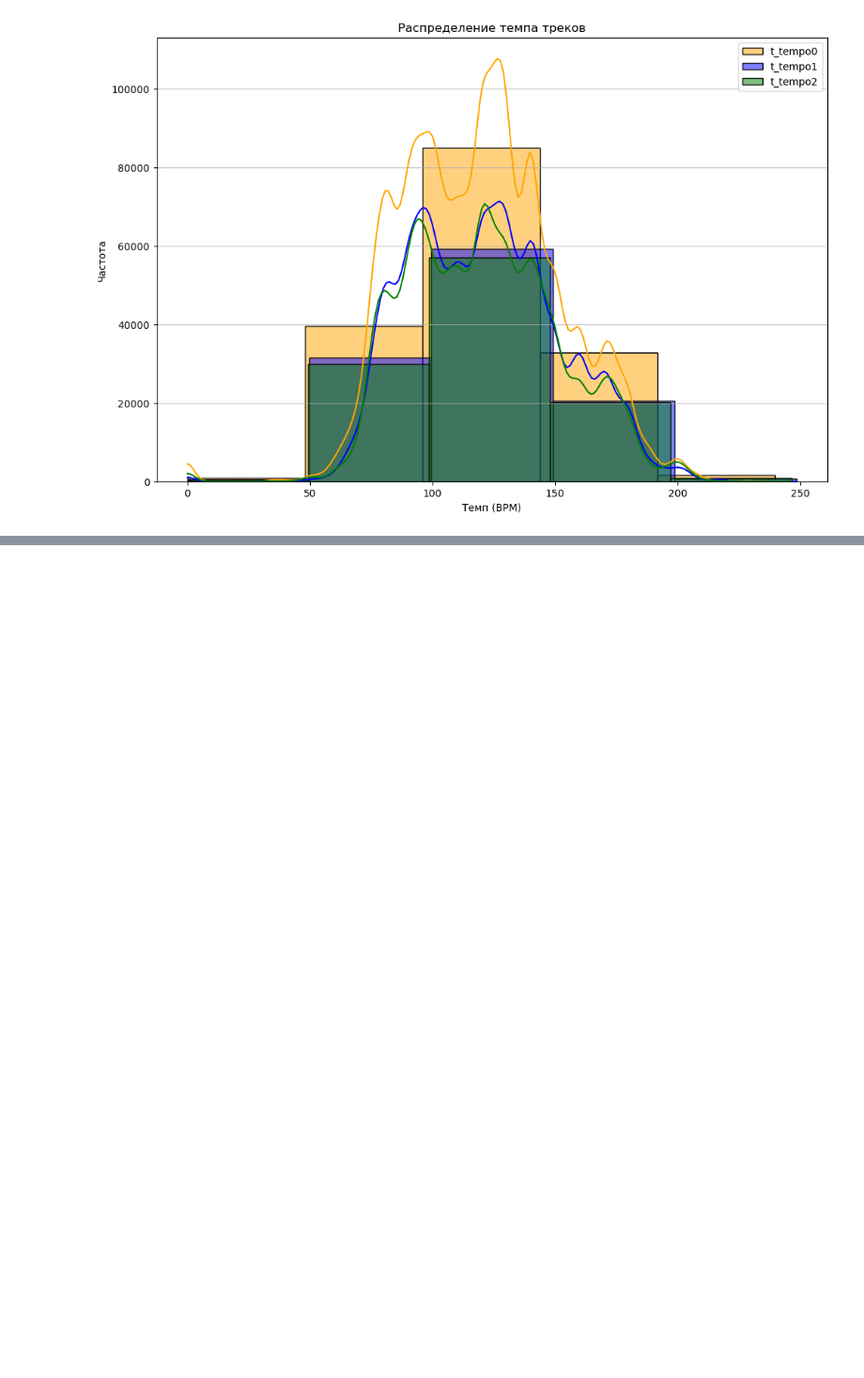
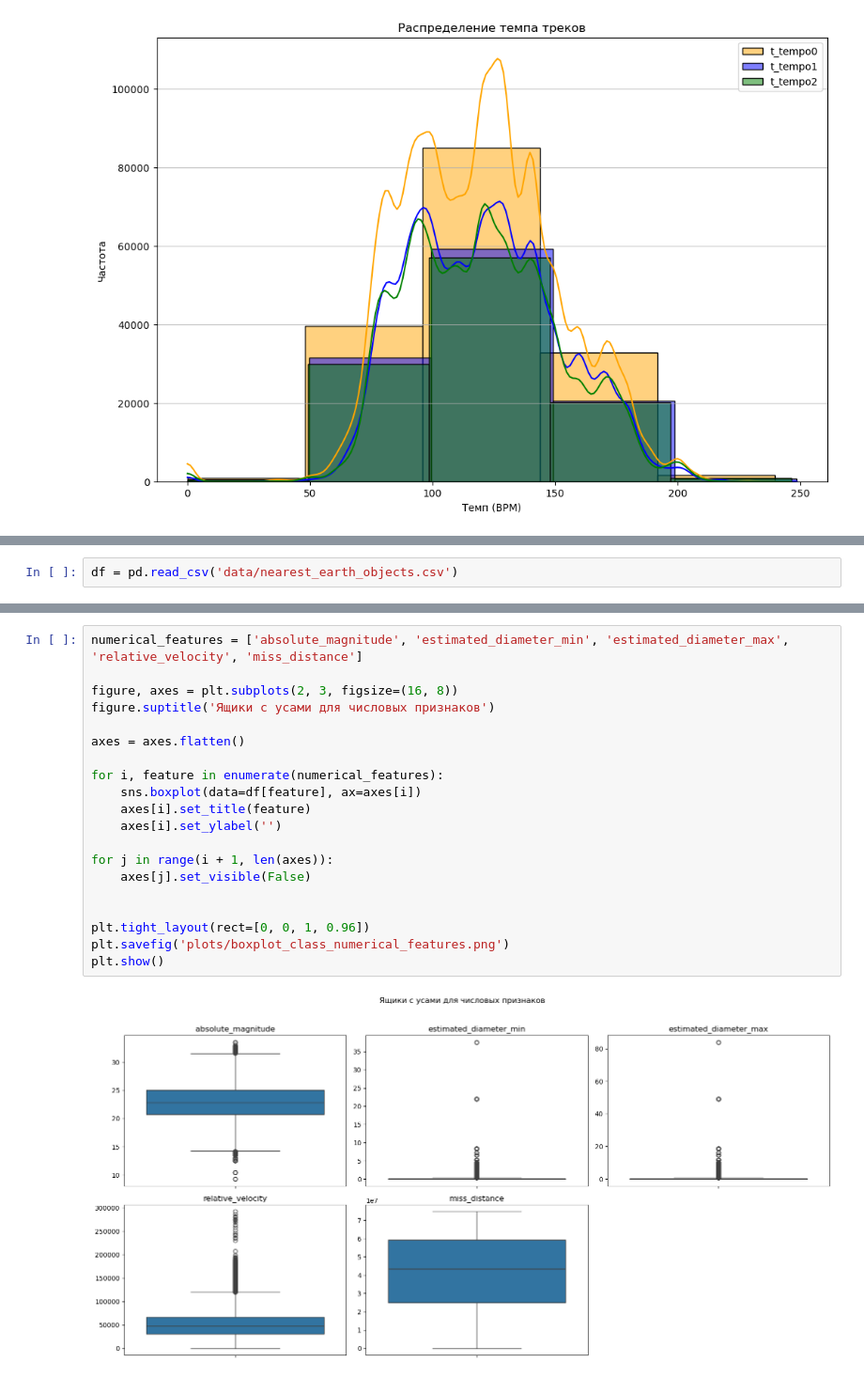
Before and after one commit to Elikul/hm_ml, a Jupyter notebook: HomeTask2/HomeTask2.ipynb, the cells around one changed output, grey strips where cells are left out. Shown at 94% size. Drawn from its saved outputs; the diff is of its cells as text; blank space fills up the shorter version.

```diff
--- a/HomeTask2/HomeTask2.ipynb
+++ b/HomeTask2/HomeTask2.ipynb
@@ -199,0 +253,2 @@ plot_histograms(df, tempo_columns, 'Распределение темпа тре
+# %%
+df = pd.read_csv('data/nearest_earth_objects.csv')
@@ -199,0 +259,22 @@ plot_histograms(df, tempo_columns, 'Распределение темпа тре
+# %%
+numerical_features = ['absolute_magnitude', 'estimated_diameter_min', 'estimated_diameter_max', 'relative_velocity', 'miss_distance']
+
+figure, axes = plt.subplots(2, 3, figsize=(16, 8))
+figure.suptitle('Ящики с усами для числовых признаков')
+
+axes = axes.flatten()
+
+for i, feature in enumerate(numerical_features):
+    sns.boxplot(data=df[feature], ax=axes[i])
+    axes[i].set_title(feature)
+    axes[i].set_ylabel('')
+
+for j in range(i + 1, len(axes)):
+    axes[j].set_visible(False)
+
+
+plt.tight_layout(rect=[0, 0, 1, 0.96])
+plt.savefig('plots/boxplot_class_numerical_features.png')
+plt.show()
+# %% [output]
+[figure, added]
```
Also changed, not shown: parts of 15 cells of this notebook, 7 other files.
